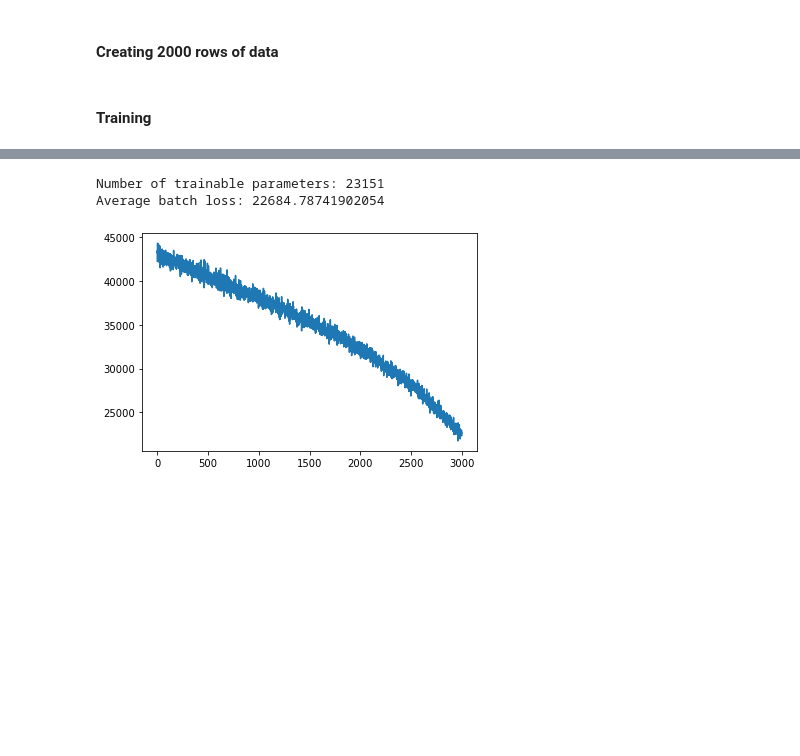
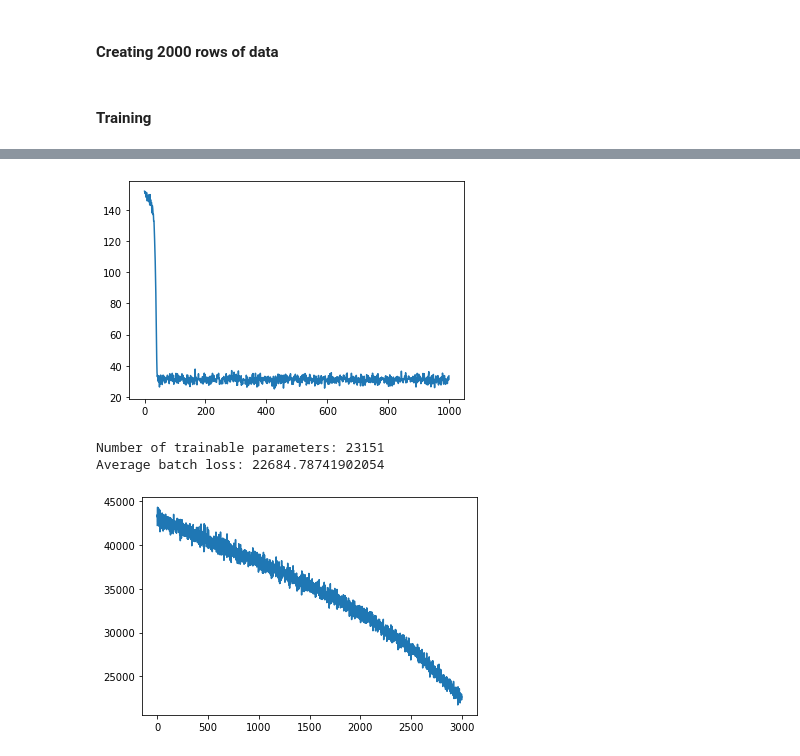
Before and after one commit to MasonOgden/Data401Project3, a Jupyter notebook: neural_network.ipynb, the cells around one changed output, grey strips where cells are left out. Drawn from its saved outputs; the diff is of its cells as text; code cells hidden in the pictures; blank space fills up the shorter version.

```diff
--- a/neural_network.ipynb
+++ b/neural_network.ipynb
@@ -318,3 +360,8 @@ Average batch loss: 447.87818645694495
+# %%
+plt.plot(range(1000), train_net.rmses)
+plt.show()
+# %% [output]
+[figure, added]
 # %%
 # Hyperparameters:
 batch_size = 500
```
Also changed, not shown: parts of 6 cells of this notebook, 1 other file.
